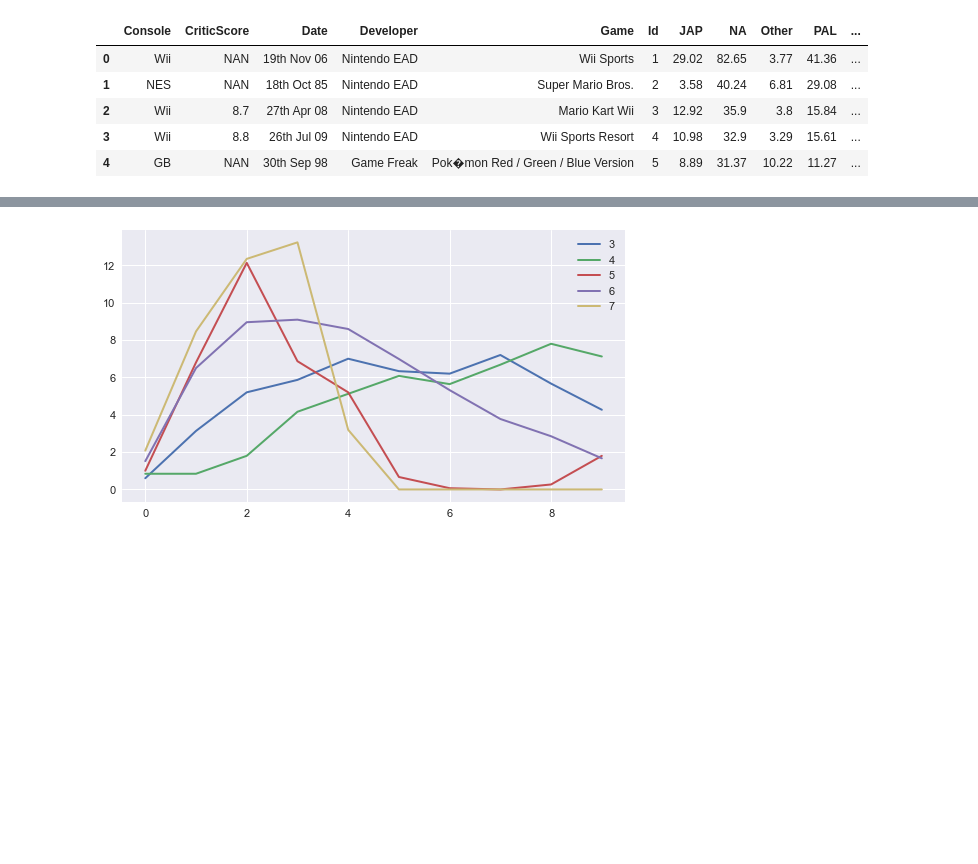
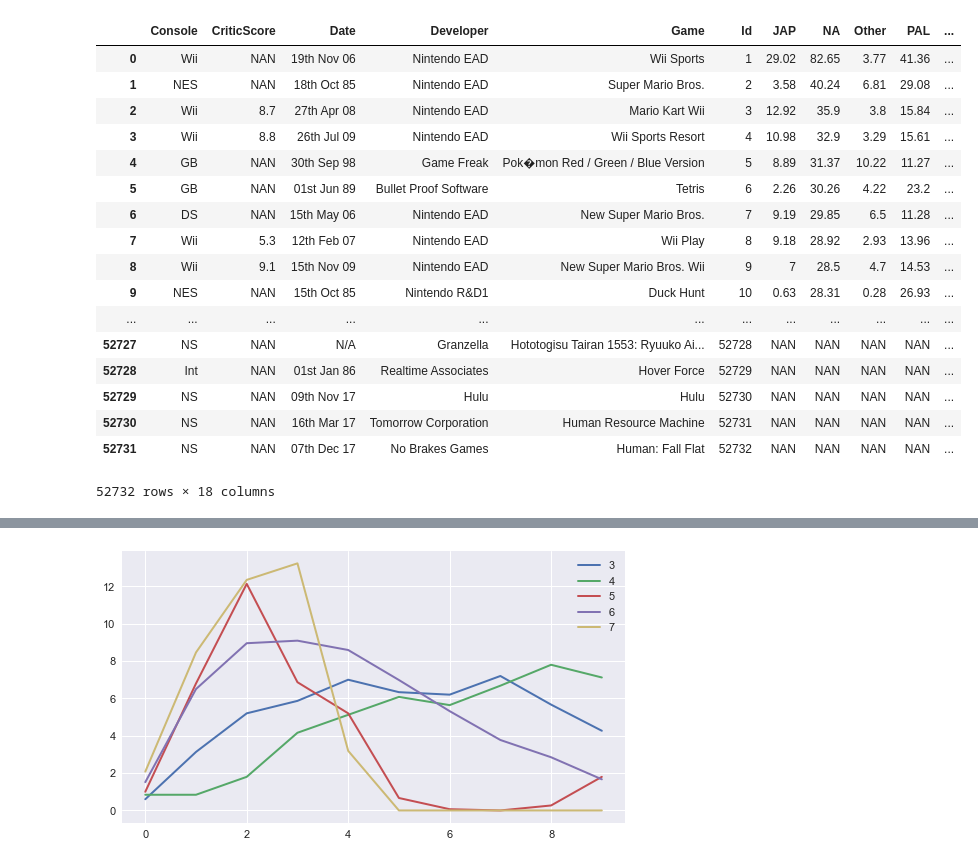
Before and after one commit to Andrelhu/Game-Developer-Analysis, a Jupyter notebook: Developer Behavior.ipynb, the cells around one changed output, grey strips where cells are left out. Saved outputs shown, nothing was run; the diff lists cells and outputs as text; code cells hidden in the pictures; blank space fills up the shorter version.

```diff
--- a/Developer Behavior.ipynb
+++ b/Developer Behavior.ipynb
@@ -22,14 +22,26 @@ plt.rc('figure', titlesize=12)  # fontsize of the figure title
 # %%
 data = pd.read_pickle('master_VGC22')
 # %%
-data.head()
+data
 # %% [output]
 |  | Console | CriticScore | Date | Developer | Game | Id | JAP | NA | Other | PAL | ... |
 | 0 | Wii | NAN | 19th Nov 06 | Nintendo EAD | Wii Sports | 1 | 29.02 | 82.65 | 3.77 | 41.36 | ... |
 | 1 | NES | NAN | 18th Oct 85 | Nintendo EAD | Super Mario Bros. | 2 | 3.58 | 40.24 | 6.81 | 29.08 | ... |
 | 2 | Wii | 8.7 | 27th Apr 08 | Nintendo EAD | Mario Kart Wii | 3 | 12.92 | 35.9 | 3.8 | 15.84 | ... |
 | 3 | Wii | 8.8 | 26th Jul 09 | Nintendo EAD | Wii Sports Resort | 4 | 10.98 | 32.9 | 3.29 | 15.61 | ... |
 | 4 | GB | NAN | 30th Sep 98 | Game Freak | Pok�mon Red / Green / Blue Version | 5 | 8.89 | 31.37 | 10.22 | 11.27 | ... |
+| 5 | GB | NAN | 01st Jun 89 | Bullet Proof Software | Tetris | 6 | 2.26 | 30.26 | 4.22 | 23.2 | ... |
+| 6 | DS | NAN | 15th May 06 | Nintendo EAD | New Super Mario Bros. | 7 | 9.19 | 29.85 | 6.5 | 11.28 | ... |
+| 7 | Wii | 5.3 | 12th Feb 07 | Nintendo EAD | Wii Play | 8 | 9.18 | 28.92 | 2.93 | 13.96 | ... |
+| 8 | Wii | 9.1 | 15th Nov 09 | Nintendo EAD | New Super Mario Bros. Wii | 9 | 7 | 28.5 | 4.7 | 14.53 | ... |
+| 9 | NES | NAN | 15th Oct 85 | Nintendo R&D1 | Duck Hunt | 10 | 0.63 | 28.31 | 0.28 | 26.93 | ... |
+| ... | ... | ... | ... | ... | ... | ... | ... | ... | ... | ... | ... |
+| 52727 | NS | NAN | N/A | Granzella | Hototogisu Tairan 1553: Ryuuko Ai... | 52728 | NAN | NAN | NAN | NAN | ... |
+| 52728 | Int | NAN | 01st Jan 86 | Realtime Associates | Hover Force | 52729 | NAN | NAN | NAN | NAN | ... |
+| 52729 | NS | NAN | 09th Nov 17 | Hulu | Hulu | 52730 | NAN | NAN | NAN | NAN | ... |
+| 52730 | NS | NAN | 16th Mar 17 | Tomorrow Corporation | Human Resource Machine | 52731 | NAN | NAN | NAN | NAN | ... |
+| 52731 | NS | NAN | 07th Dec 17 | No Brakes Games | Human: Fall Flat | 52732 | NAN | NAN | NAN | NAN | ... |
+52732 rows × 18 columns
 # %%
 data['WW'] = [sum([float(i) for i in k]) for k in data[['JAP','NA','Other','PAL']].values]
 # %%
```
Also changed, not shown: parts of 7 cells of this notebook.
